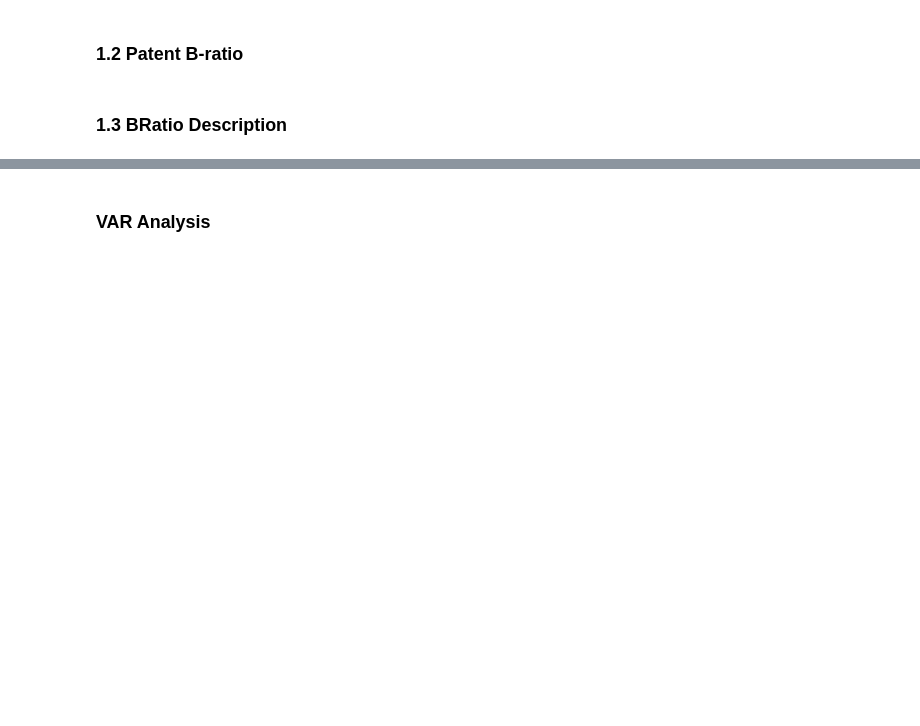
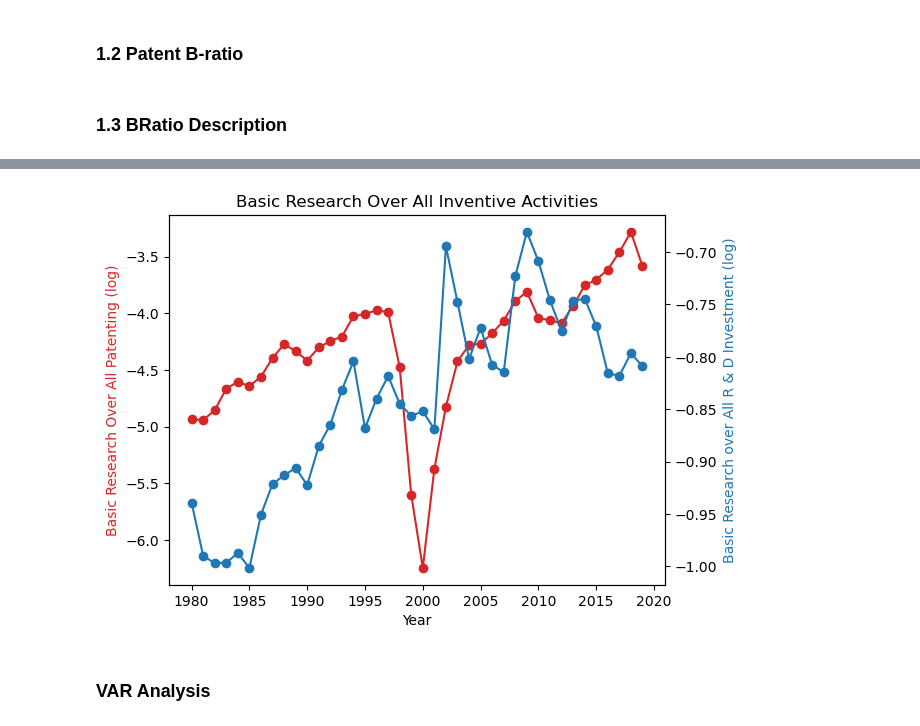
Before and after one commit to yueyun-zhang/InnovationEconomics-Exploration, a Jupyter notebook: Basic Research/Basic Research - VAR.ipynb, the cells around one changed output, grey strips where cells are left out. Drawn from its saved outputs; the diff is of its cells as text; code cells hidden in the pictures; blank space fills up the shorter version.

```diff
--- a/Basic Research/Basic Research - VAR.ipynb
+++ b/Basic Research/Basic Research - VAR.ipynb
@@ -124,3 +105,22 @@ smdata = data.drop('year', axis=1)
+# %%
+fig, ax1 = plt.subplots()
+
+# Plot Temperature on the primary y-axis
+ax1.plot(data['year'], data['patent_bratio'], color='tab:red', marker='o')
+ax1.set_xlabel('Year')
+ax1.set_ylabel('Basic Research Over All Patenting (log)', color='tab:red')
+
+# Create a twin of the x-axis
+ax2 = ax1.twinx()
+
+# Plot Rainfall on the secondary y-axis
+ax2.plot(data['year'], data['RD_bratio'], color='tab:blue', marker='o')
+ax2.set_ylabel('Basic Research over All R & D Investment (log)', color='tab:blue')
+
+plt.title('Basic Research Over All Inventive Activities')
+plt.show()
+# %% [output]
+[figure, added]
 # %% [markdown]
 ### VAR Analysis
 # %%
```
Also changed, not shown: parts of 46 cells of this notebook, 1 other file.
